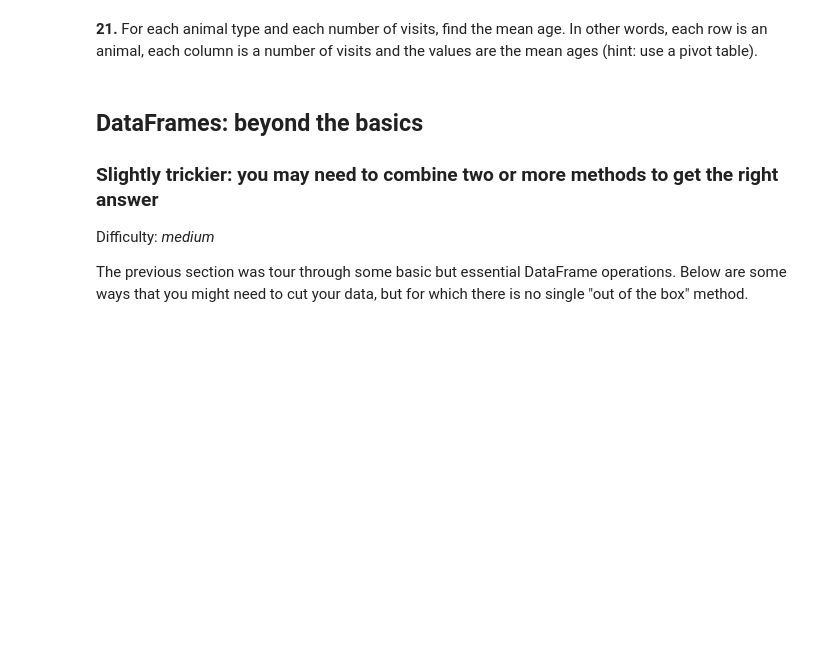
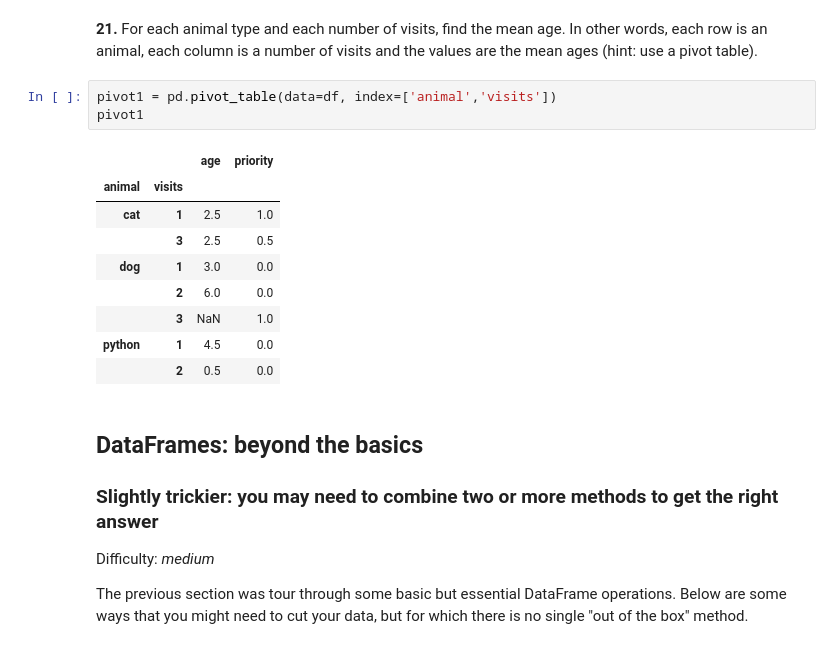
Before and after one commit to gyasis/ai-fall-exercises, a Jupyter notebook: M1/d7/100-pandas-puzzles.ipynb, the cells around one changed output. Drawn from its saved outputs; the diff is of its cells as text; blank space fills up the shorter version.

```diff
--- a/M1/d7/100-pandas-puzzles.ipynb
+++ b/M1/d7/100-pandas-puzzles.ipynb
@@ -296,5 +362,18 @@ df = df.drop([9,10], axis = 0)
 # %% [markdown]
 **21.** For each animal type and each number of visits, find the mean age. In other words, each row is an animal, each column is a number of visits and the values are the mean ages (hint: use a pivot table).
+# %%
+pivot1 = pd.pivot_table(data=df, index=['animal','visits'])
+pivot1
+# %% [output]
+|  |  | age | priority |
+| animal | visits |  |  |
+| cat | 1 | 2.5 | 1.0 |
+|  | 3 | 2.5 | 0.5 |
+| dog | 1 | 3.0 | 0.0 |
+|  | 2 | 6.0 | 0.0 |
+|  | 3 | NaN | 1.0 |
+| python | 1 | 4.5 | 0.0 |
+|  | 2 | 0.5 | 0.0 |
 # %% [markdown]
 ## DataFrames: beyond the basics
 
```
Also changed, not shown: parts of 12 cells of this notebook.
